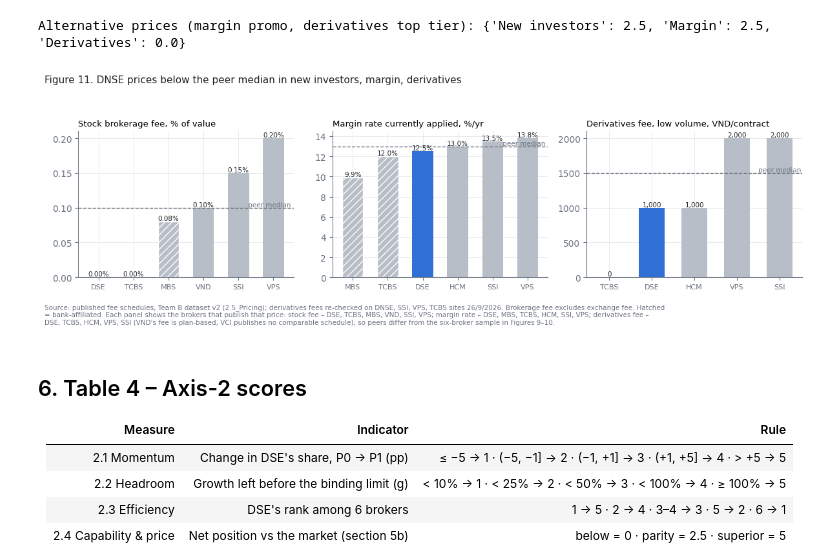
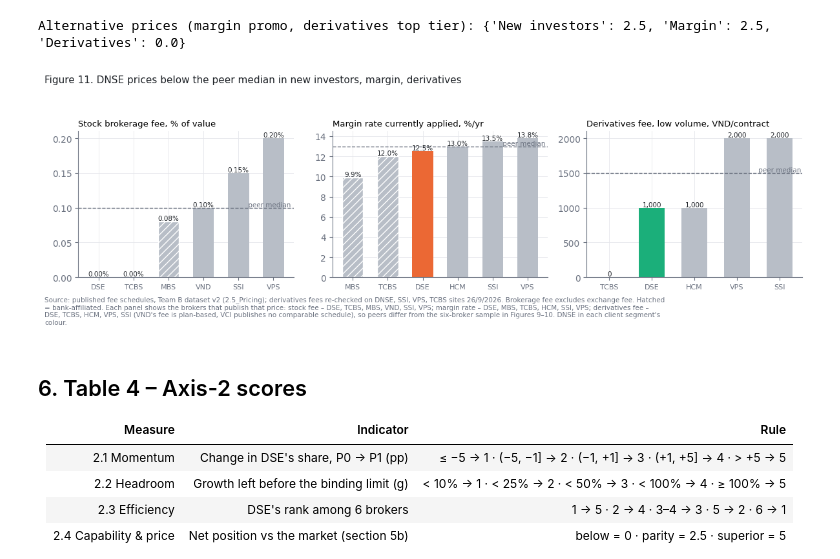
Before and after one commit to Xx-Pumpkin-xX/fba_roadto30_2026, a Jupyter notebook: notebook/B1_axis2_supply_side.ipynb, the cells around one changed output. Cells and saved outputs as stored; diff of their text form; code cells hidden in the pictures.

Commit message:
HNX derivatives volume, segment colours, row counts

```diff
--- a/notebook/B1_axis2_supply_side.ipynb
+++ b/notebook/B1_axis2_supply_side.ipynb
@@ -573,8 +573,10 @@ import textwrap
 def footer(fig, text):
     fig.text(0.01, 0.01, textwrap.fill(text, 180), fontsize=7.5, color=MUTED, ha="left", va="bottom")
 
-def bar_colors(tickers):
-    return [ACCENT if t == "DSE" else PEER for t in tickers]
+SEG_COL = {"New investors": "#2a78d6", "Margin": "#eb6834", "Derivatives": "#1baf7a"}
+
+def bar_colors(tickers, seg="Margin"):
+    return [SEG_COL[seg] if t == "DSE" else PEER for t in tickers]
 # %%
 fig, axes = plt.subplots(1, 3, figsize=(12, 3.8), sharey=False)
 qq = acq_off[acq_off.period.str.startswith("Q")]
@@ -655,7 +656,7 @@ axes[0].set_ylabel("Lending yield − funding cost, pp")
 axes[0].set_title("Net lending spread, H1/2026 (hatched = bank-affiliated)",
                   fontsize=9.5, loc="left")
 e2 = eff.sort_values("contrib_margin_used", ascending=False)
-bars = axes[1].bar(e2.ticker, e2.contrib_margin_used * 100, color=bar_colors(e2.ticker), width=0.6)
+bars = axes[1].bar(e2.ticker, e2.contrib_margin_used * 100, color=bar_colors(e2.ticker, "New investors"), width=0.6)
 for bar, t, basis in zip(bars, e2.ticker, e2.contrib_basis):
     if t in BANK: bar.set_hatch("///"); bar.set_edgecolor("white")
     if basis != "net": bar.set_linestyle("--"); bar.set_edgecolor(INK); bar.set_linewidth(1.2)
@@ -671,7 +672,7 @@ fig.suptitle(f"Figure 10. DNSE's lending spread ranks #{ea.at['DSE','rank_spread
 footer(fig, "Source: H1/2026 financial statements (Team B dataset); DNSE 6M/2026 statements, code 24 / note 29. Funding cost = interest "
             "expense + borrowing cost of loans (peers' code 24 checked against their statements). Yield and cost annualised ×2. "
             "Brokerage expense is assumed to include exchange fees for every broker; exchange/VSDC fees from the reviewed H1/2026 statements "
-            "(SSI and VND: by-nature proxy; VCI: not disclosed, gross basis).")
+            "(SSI and VND: by-nature proxy; VCI: not disclosed, gross basis). DNSE in the margin-borrower (left) and new-investor (right) colours.")
 fig.tight_layout(rect=(0, 0.11, 1, 0.92))
 fig.savefig(FIG / "Fig10_B1_efficiency.png", dpi=200)
 plt.show()
@@ -763,31 +764,31 @@ Alternative prices (margin promo, derivatives top tier): {'New investors': 2.5,
 # %%
 fig, axes = plt.subplots(1, 3, figsize=(12, 4))
 BANKS = {"MBS", "TCBS"}
 panels = [("New investors", eq * 100, "Stock brokerage fee, % of value", "{:.2f}%", 100),
           ("Margin", mg.broad * 100, "Margin rate currently applied, %/yr", "{:.1f}%", 100),
           ("Derivatives", dv.low_vol_fee.dropna(), "Derivatives fee, low volume, VND/contract", "{:,.0f}", 1)]
 for ax, (seg, ser, ttl, fmt, k) in zip(axes, panels):
     ser = ser.sort_values()
-    bars = ax.bar(ser.index, ser.values, color=[ACCENT if c == "DSE" else PEER for c in ser.index], width=0.6)
+    bars = ax.bar(ser.index, ser.values, color=bar_colors(ser.index, seg), width=0.6)
     for bar, cpy in zip(bars, ser.index):
         if cpy in BANKS: bar.set_hatch("///"); bar.set_edgecolor("white")
     ax.bar_label(bars, labels=[fmt.format(v) for v in ser.values], fontsize=7.5, color=INK)
     ax.axhline(cap24.at[seg, "peer_median"] * k, color=MUTED, ls="--", lw=1)
     ax.text(len(ser) - 0.5, cap24.at[seg, "peer_median"] * k, " peer median", va="bottom", ha="right", fontsize=7.5, color=MUTED)
     ax.set_title(ttl, fontsize=9.5, loc="left")
     ax.tick_params(axis="x", labelsize=8)
 below = [s.lower() for s in SEGS if cap24.at[s, "price_point"] == 1]
 fig.suptitle(f"Figure 11. DNSE prices below the peer median in {', '.join(below) if below else 'no group'}",
              x=0.01, ha="left", fontsize=11, color=INK)
 footer(fig, "Source: published fee schedules, Team B dataset v2 (2.5_Pricing); derivatives fees re-checked on DNSE, SSI, VPS, TCBS sites 26/9/2026. "
             "Brokerage fee excludes exchange fee. Hatched = bank-affiliated. Each panel shows the brokers that publish that price: stock fee – DSE, TCBS, MBS, VND, SSI, VPS; "
             "margin rate – DSE, MBS, TCBS, HCM, SSI, VPS; derivatives fee – DSE, TCBS, HCM, VPS, SSI (VND's fee is plan-based, VCI publishes no comparable schedule), "
-            "so peers differ from the six-broker sample in Figures 9–10.")
+            "so peers differ from the six-broker sample in Figures 9–10. DNSE in each client segment's colour.")
 fig.tight_layout(rect=(0, 0.11, 1, 0.92))
 fig.savefig(FIG / "Fig11_B_competition_price.png", dpi=200)
 plt.show()
 # %% [output]
-[figure, old version]
+[figure, new version]
 # %% [markdown]
 ## 6. Table 4 – Axis-2 scores
 
```
Also changed, not shown: parts of 3 cells of this notebook, 4 other files.
